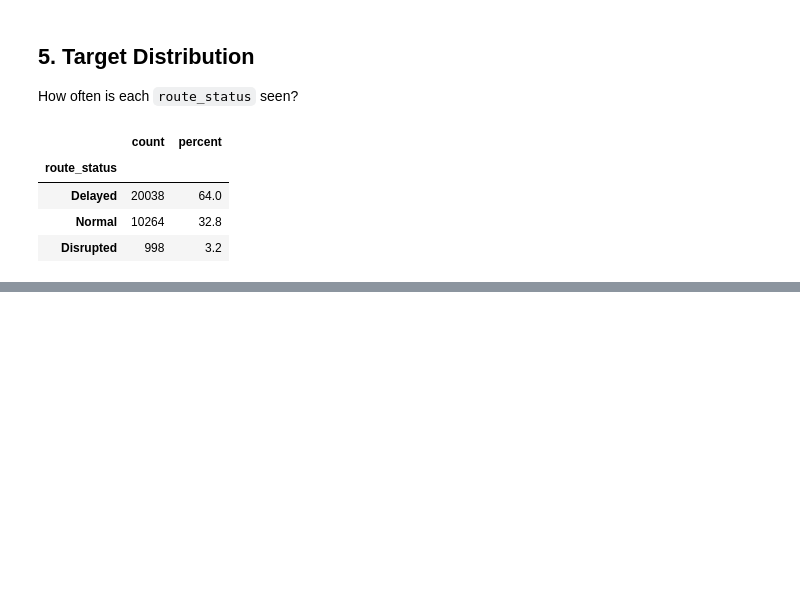
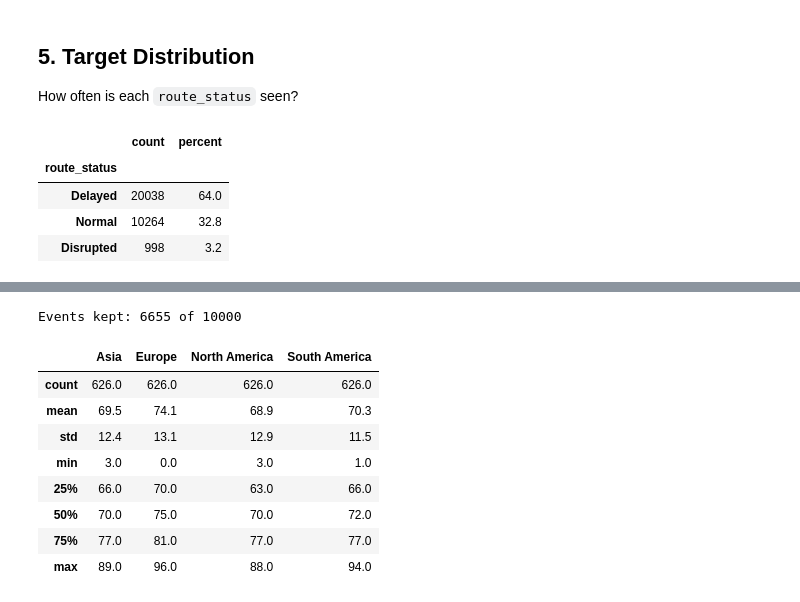
Before and after one commit to Break-Through-Tech/Accenture-2A-predict-the-supply-chain-disruptions, a Jupyter notebook: notebooks/data_preparation.ipynb, the cells around one changed output, grey strips where cells are left out. Drawn from its saved outputs; the diff is of its cells as text; code cells hidden in the pictures; blank space fills up the shorter version.

```diff
--- a/notebooks/data_preparation.ipynb
+++ b/notebooks/data_preparation.ipynb
@@ -78,0 +288,12 @@ pd.DataFrame({"count": route_status_counts, "percent": route_status_percent}).so
+# %%
+routine_events_df = geopolitical_events_df[~geopolitical_events_df["event_id"].str.startswith("MAJOR")].copy()
+
+for group in ["event_type", "severity", "affected_region"]:
+    group_means = routine_events_df.groupby(group)["duration_days"].mean()
+    print(f"Mean duration by {group}: {group_means.min():.0f} to {group_means.max():.0f} days")
+
+# Average error if we guessed each event's duration from the mean of its group
+duration_error = lambda guess: (routine_events_df["duration_days"] - guess).abs().mean()
+print(f"\nError guessing the overall mean: {duration_error(routine_events_df['duration_days'].mean()):.1f} days")
+print(f"Error guessing the event_type mean: {duration_error(routine_events_df.groupby('event_type')['duration_days'].transform('mean')):.1f} days")
+print(f"Error guessing the event_type + severity mean: {duration_error(routine_events_df.groupby(['event_type', 'severity'])['duration_days'].transform('mean')):.1f} days")
@@ -78,0 +323,38 @@ pd.DataFrame({"count": route_status_counts, "percent": route_status_percent}).so
+# %%
+# Keep only events in a region some route starts or ends in (drops Africa and Middle East)
+route_event_regions = set(region_to_event_region.values())
+route_events_df = routine_events_df[routine_events_df["affected_region"].isin(route_event_regions)].copy()
+print("Events kept:", len(route_events_df), "of", len(routine_events_df))
+
+route_events_df["end_date"] = route_events_df["date"] + pd.to_timedelta(route_events_df["duration_days"], unit="D")
+week_dates = pd.DatetimeIndex(weekly_route_operations_df["date"].unique()).sort_values().to_numpy()
+
+# One row per week, one column per event: True if the event overlaps the 7 days ending on that week's date
+is_active = (
+    (route_events_df["date"].to_numpy() <= week_dates[:, None])
+    & (route_events_df["end_date"].to_numpy() >= week_dates[:, None] - np.timedelta64(6, "D"))
+)
+
+# One row per event, one column per region: 1 in the column of the event's region
+event_regions = pd.get_dummies(route_events_df["affected_region"], dtype=int)
+event_region_risk = event_regions.mul(route_events_df["risk_increase"], axis=0)
+
+active_count = pd.DataFrame(is_active @ event_regions.to_numpy(), index=week_dates, columns=event_regions.columns)
+active_risk = pd.DataFrame(is_active @ event_region_risk.to_numpy(), index=week_dates, columns=event_regions.columns).round(2)
+
+region_event_features_df = pd.concat(
+    [active_count.stack().rename("active_event_count"), active_risk.stack().rename("active_event_risk")], axis=1
+).rename_axis(["date", "event_region"]).reset_index()
+
+active_count.describe().round(1)
+# %% [output]
+Events kept: 6655 of 10000
+|  | Asia | Europe | North America | South America |
+| count | 626.0 | 626.0 | 626.0 | 626.0 |
+| mean | 69.5 | 74.1 | 68.9 | 70.3 |
+| std | 12.4 | 13.1 | 12.9 | 11.5 |
+| min | 3.0 | 0.0 | 3.0 | 1.0 |
+| 25% | 66.0 | 70.0 | 63.0 | 66.0 |
+| 50% | 70.0 | 75.0 | 70.0 | 72.0 |
+| 75% | 77.0 | 81.0 | 77.0 | 77.0 |
+| max | 89.0 | 96.0 | 88.0 | 94.0 |
```
Also changed, not shown: parts of 36 cells of this notebook.
